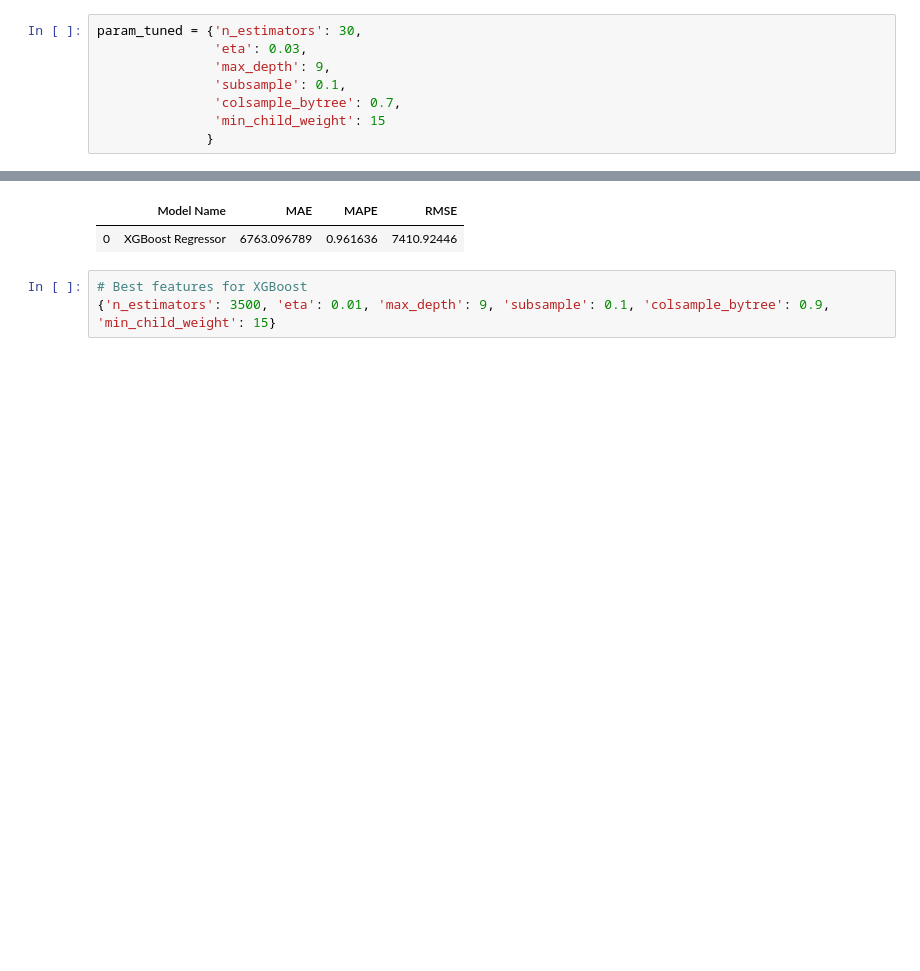
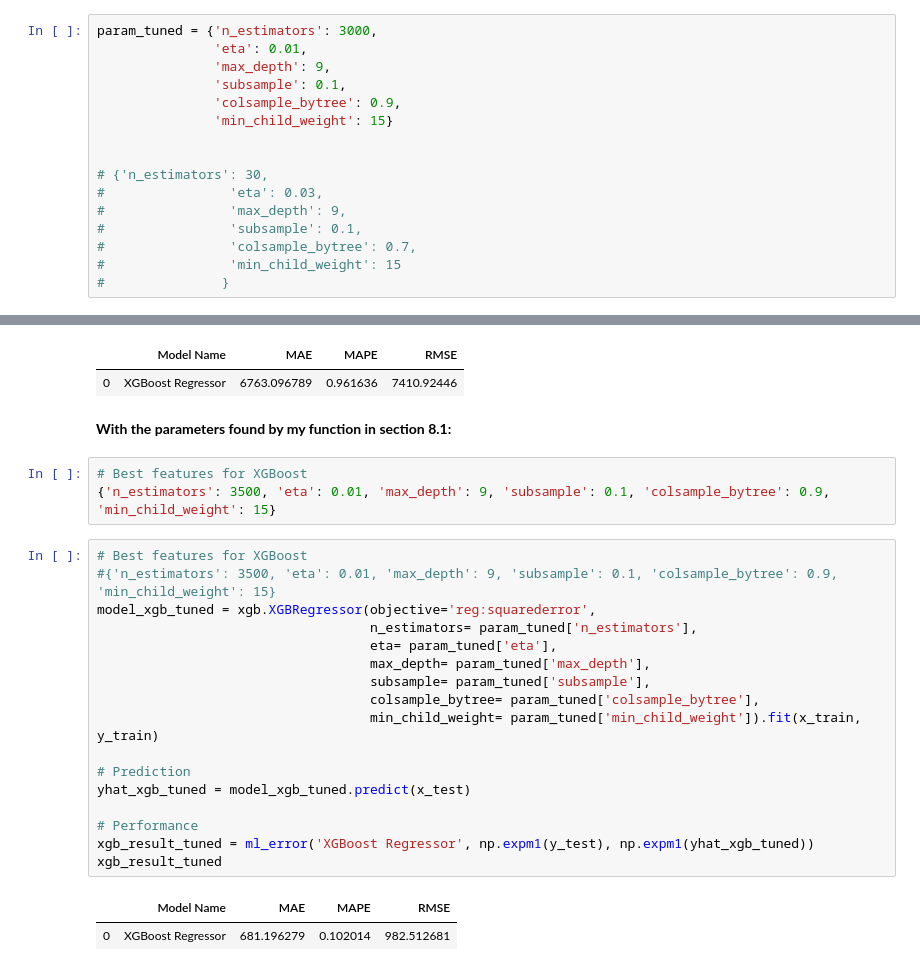
Before and after one commit to PenaAP/Rossm_DS_Studies, a Jupyter notebook: m08_v01_stores_sales_prediction.ipynb, the cells around one changed output, grey strips where cells are left out. Saved outputs shown, nothing was run; the diff lists cells and outputs as text; blank space fills up the shorter version.

Commit message:
XGBoost errors obtained

```diff
--- a/m08_v01_stores_sales_prediction.ipynb
+++ b/m08_v01_stores_sales_prediction.ipynb
@@ -1393,10 +1393,18 @@ final_result
 # %% [markdown]
 ## 8.2. Final Model
 # %%
-param_tuned = {'n_estimators': 30,
-               'eta': 0.03,
+param_tuned = {'n_estimators': 3000,
+               'eta': 0.01,
                'max_depth': 9,
                'subsample': 0.1,
-               'colsample_bytree': 0.7,
-               'min_child_weight': 15
-              }
+               'colsample_bytree': 0.9,
+               'min_child_weight': 15}
+
+
+# {'n_estimators': 30,
+#                'eta': 0.03,
+#                'max_depth': 9,
+#                'subsample': 0.1,
+#                'colsample_bytree': 0.7,
+#                'min_child_weight': 15
+#               }
@@ -1439,6 +1451,28 @@ xgb_result_tuned
 # %% [output]
 |  | Model Name | MAE | MAPE | RMSE |
 | 0 | XGBoost Regressor | 6763.096789 | 0.961636 | 7410.92446 |
+# %% [markdown]
+**With the parameters found by my function in section 8.1:**
 # %%
 # Best features for XGBoost
 {'n_estimators': 3500, 'eta': 0.01, 'max_depth': 9, 'subsample': 0.1, 'colsample_bytree': 0.9, 'min_child_weight': 15}
+# %%
+# Best features for XGBoost
+#{'n_estimators': 3500, 'eta': 0.01, 'max_depth': 9, 'subsample': 0.1, 'colsample_bytree': 0.9, 'min_child_weight': 15}
+model_xgb_tuned = xgb.XGBRegressor(objective='reg:squarederror',
+                                   n_estimators= param_tuned['n_estimators'],
+                                   eta= param_tuned['eta'],
+                                   max_depth= param_tuned['max_depth'],
+                                   subsample= param_tuned['subsample'],
+                                   colsample_bytree= param_tuned['colsample_bytree'],
+                                   min_child_weight= param_tuned['min_child_weight']).fit(x_train, y_train)
+
+# Prediction
+yhat_xgb_tuned = model_xgb_tuned.predict(x_test)
+
+# Performance
+xgb_result_tuned = ml_error('XGBoost Regressor', np.expm1(y_test), np.expm1(yhat_xgb_tuned))
+xgb_result_tuned
+# %% [output]
+|  | Model Name | MAE | MAPE | RMSE |
+| 0 | XGBoost Regressor | 681.196279 | 0.102014 | 982.512681 |
```
Also changed, not shown: parts of 4 cells of this notebook.
